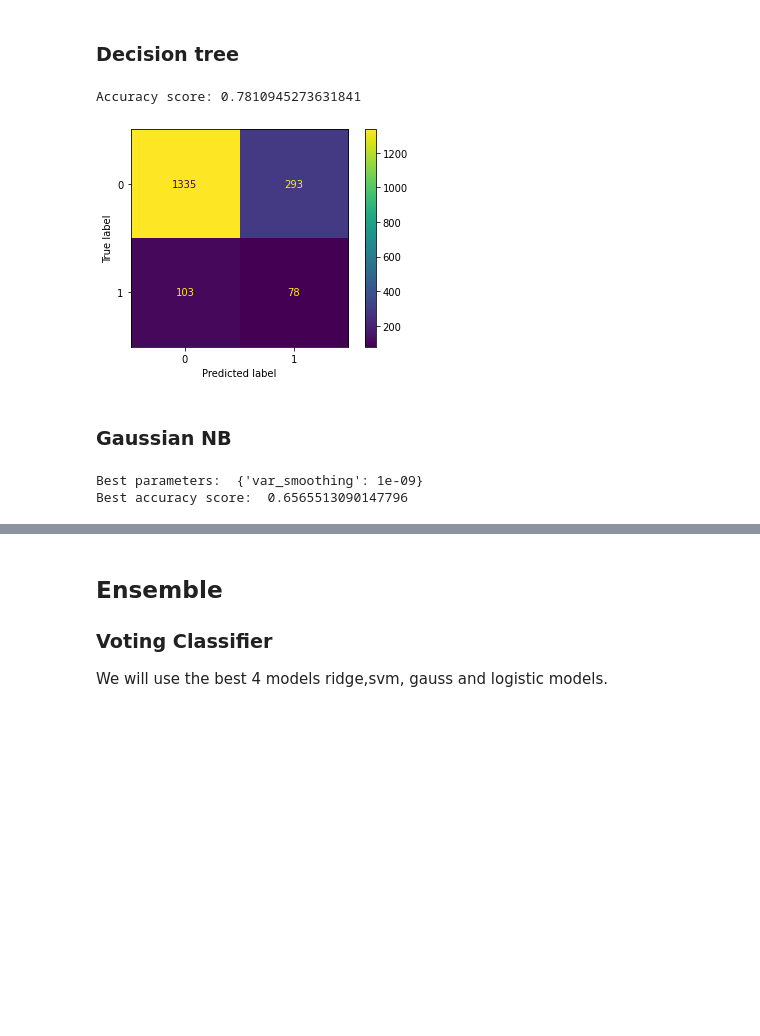
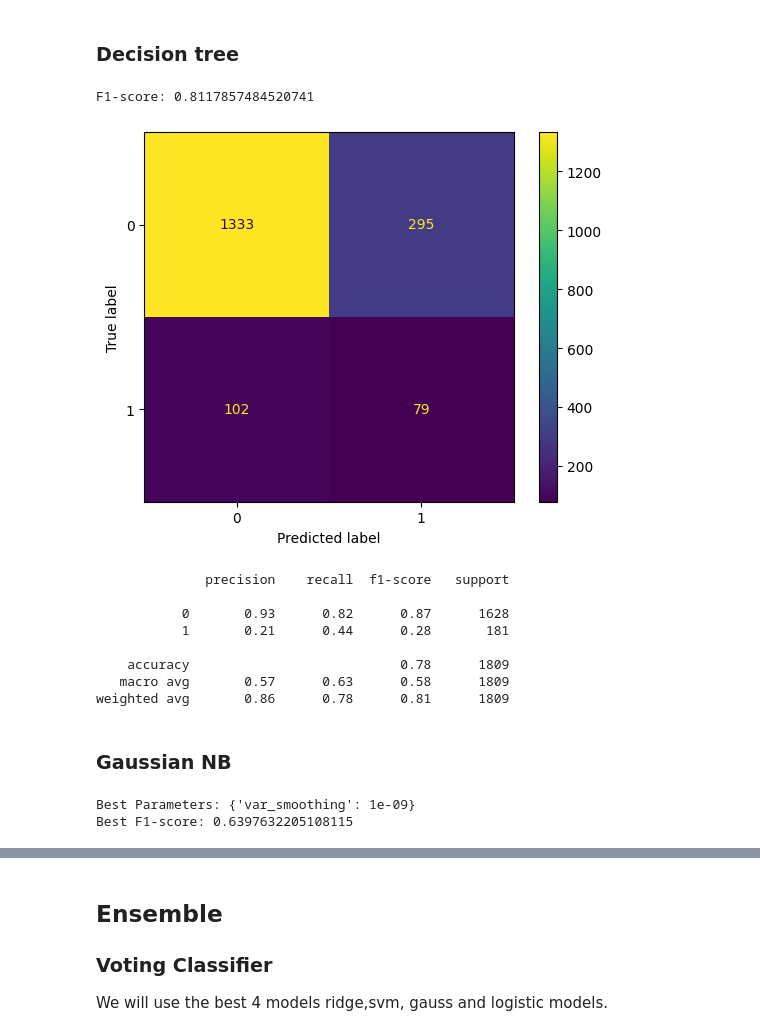
Before and after one commit to ruigomesbioinf/sib_dream_challenge, a Jupyter notebook: src/machine_learning.ipynb, the cells around one changed output, grey strips where cells are left out. Drawn from its saved outputs; the diff is of its cells as text; code cells hidden in the pictures; blank space fills up the shorter version.

```diff
--- a/src/machine_learning.ipynb
+++ b/src/machine_learning.ipynb
@@ -188,15 +188,18 @@ Accuracy: 0.70 (+/- 0.04)
 from sklearn.svm import SVC
 
 # Define the parameter grid
-param_grid = {'C': [0.0001, 0.1, 1],
+param_grid = {'C': [0.0001, 0.001, 0.1, 1, 10],
               'kernel': ['linear', 'rbf'],
               }
 
 # Initialize the SVC model
 svc = SVC()
 
+# f1 score
+f1_scorer = make_scorer(f1_score, average="weighted")
+
 # Initialize the GridSearchCV object
-grid_search = GridSearchCV(svc, param_grid, cv=5)
+grid_search = GridSearchCV(svc, param_grid, scoring=f1_scorer, cv=5)
 
 # Fit the GridSearchCV object to the data
 grid_search.fit(X_train, y_train)
@@ -210,8 +213,8 @@ Best Score: 0.7267030861429329
 # %%
-
+from sklearn.metrics import f1_score
 
 # Initialize the model
-clf = SVC(kernel="rbf", random_state=0, C=1)
+clf = SVC(kernel="rbf", random_state=0, C=10)
 
 # Fit the model to the training data
 clf.fit(X_train, y_train)
@@ -220,8 +223,8 @@ clf.fit(X_train, y_train)
 y_pred = clf.predict(X_test)
 
 # Evaluate the model's performance
-accuracy = clf.score(X_test, y_test)
-print("Accuracy: ", accuracy)
+f1 = f1_score(y_test, y_pred, average='weighted')
+print("F1-score: ", f1)
 
 # Plot the confusion matrix
 cm_logreg = confusion_matrix(y_test, y_pred, labels=clf.classes_)
@@ -273,13 +283,13 @@ Best accuracy score:  -0.30117268155580545
 # %%
 
 
-ridge = RidgeClassifier(alpha = 1e-05, fit_intercept = False, solver = 'svd', max_iter=2000)
+ridge = RidgeClassifier(alpha = 0.01, solver = 'sparse_cg', max_iter=2000)
 ridge.fit(X_train, y_train)
 
 ridge_pred = ridge.predict(X_test)
 ridge_pred = np.where(ridge_pred > 0.5, 1, 0)
 
-print("PECC (accuracy):", accuracy_score(y_test, ridge_pred))
+print("F1 score:", f1_score(y_test, ridge_pred, average="weighted"))
 cm_ridge = confusion_matrix(y_test, ridge_pred)
 disp_ridge = ConfusionMatrixDisplay(confusion_matrix=cm_ridge)
 disp_ridge.plot()
@@ -313,22 +328,21 @@ Fitting 10 folds for each of 9 candidates, totalling 90 fits
 # %%
-best_k = grid_search.best_params_
+# Get the best parameters
+best_params = grid_search.best_params_
 
-# initialize model
-clf = KNeighborsClassifier(n_neighbors= best_k["n_neighbors"])
+# Initialize the model with the best parameters
+knn_best = KNeighborsClassifier(n_neighbors=best_params['n_neighbors'])
 
 # Fit the model to the training data
-clf.fit(X_train, y_train)
+knn_best.fit(X_train, y_train)
 
 # Make predictions on the test data
-y_pred = clf.predict(X_test)
+y_pred = knn_best.predict(X_test)
 
-# Evaluate the model's performance
-accuracy = clf.score(X_test, y_test)
-print("Accuracy: ", accuracy)
-
-# plotting the confusion matrix
+# Plot the confusion matrix
 cm_kn = confusion_matrix(y_test, y_pred)
 disp_kn = ConfusionMatrixDisplay(confusion_matrix=cm_kn)
 disp_kn.plot()
 plt.show()
+
+print(classification_report(y_test, y_pred))
 # %% [output]
@@ -339,53 +360,66 @@ Accuracy:  0.7805417357656164
 # %%
 from sklearn.tree import DecisionTreeClassifier
 
 # Initialize
 clf = DecisionTreeClassifier()
 
 # Fit the model to the entire training dataset
 clf.fit(X_train, y_train)
 
 # Get the predictions on the test set
 y_pred = clf.predict(X_test)
 
 # Calculate the accuracy score
-score = accuracy_score(y_test, y_pred)
+score = f1_score(y_test, y_pred, average="weighted")
 
 # Print the score
-print(f'Accuracy score: {score}')
+print(f'F1-score: {score}')
 
 
 # Plotting the confusion matrix
 cm_tree = confusion_matrix(y_test, y_pred, labels=clf.classes_)
 disp_tree = ConfusionMatrixDisplay(confusion_matrix=cm_tree, display_labels=clf.classes_)
 disp_tree.plot()
 plt.show()
+
+print(classification_report(y_test, y_pred))
 # %% [output]
-Accuracy score: 0.7810945273631841
+F1-score: 0.8117857484520741
-[figure, old version]
+[figure, new version]
+              precision    recall  f1-score   support
+
+           0       0.93      0.82      0.87      1628
+           1       0.21      0.44      0.28       181
+
+    accuracy                           0.78      1809
+   macro avg       0.57      0.63      0.58      1809
+weighted avg       0.86      0.78      0.81      1809
 # %% [markdown]
 ### Gaussian NB
 # %%
 from sklearn.naive_bayes import GaussianNB
+from sklearn.metrics import f1_score, make_scorer
 from sklearn.model_selection import GridSearchCV
-
-
-# Initialize the model
-clf = GaussianNB()
 
 # Define the parameter grid
 param_grid = {'var_smoothing': [1e-9, 1e-8, 1e-7, 1e-6]}
 
+# Initialize the GaussianNB model
+gnb = GaussianNB()
+
+# Define the F1-score as the performance metric
+f1_scorer = make_scorer(f1_score, average='weighted')
+
 # Initialize the GridSearchCV object
-grid_search = GridSearchCV(clf, param_grid, cv=5, scoring='accuracy')
+grid_search = GridSearchCV(gnb, param_grid, scoring=f1_scorer, cv=5)
 
 # Fit the GridSearchCV object to the data
 grid_search.fit(X_train, y_train)
 
-# Print the best parameters and the best accuracy score
-print("Best parameters: ", grid_search.best_params_)
-print("Best accuracy score: ", grid_search.best_score_)
+# Print the best parameters and the best F1-score
+print("Best Parameters:", grid_search.best_params_)
+print("Best F1-score:", grid_search.best_score_)
 # %% [output]
-Best parameters:  {'var_smoothing': 1e-09}
-Best accuracy score:  0.6565513090147796
+Best Parameters: {'var_smoothing': 1e-09}
+Best F1-score: 0.6397632205108115
 # %%
```
Also changed, not shown: parts of 16 cells of this notebook.
